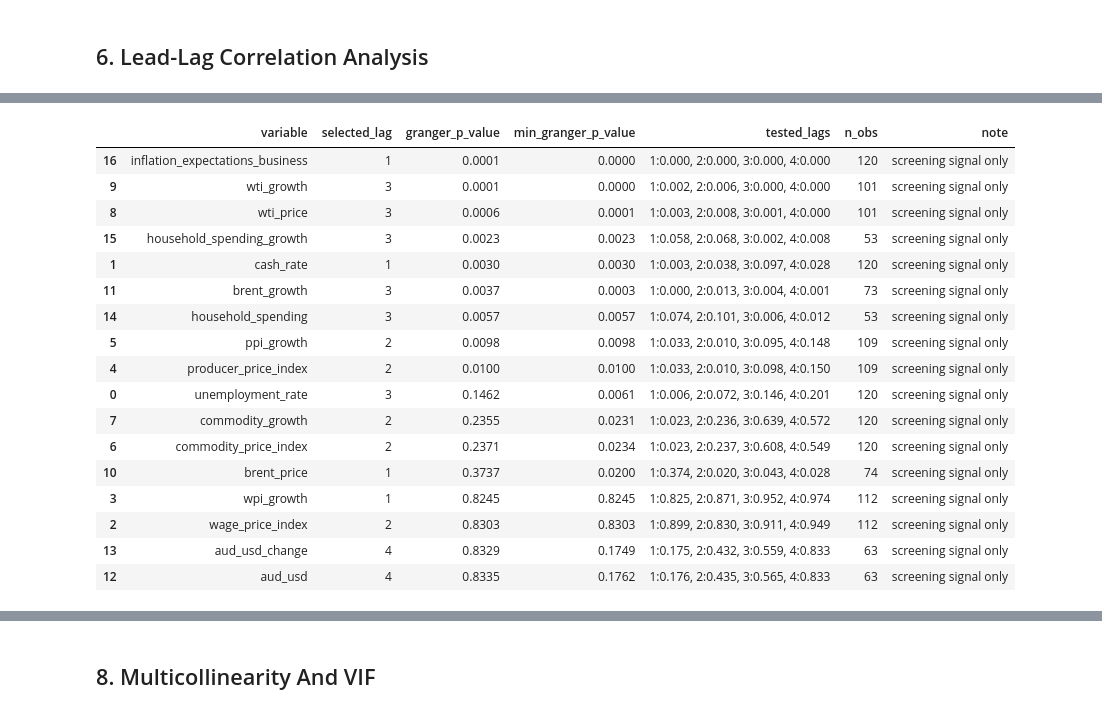
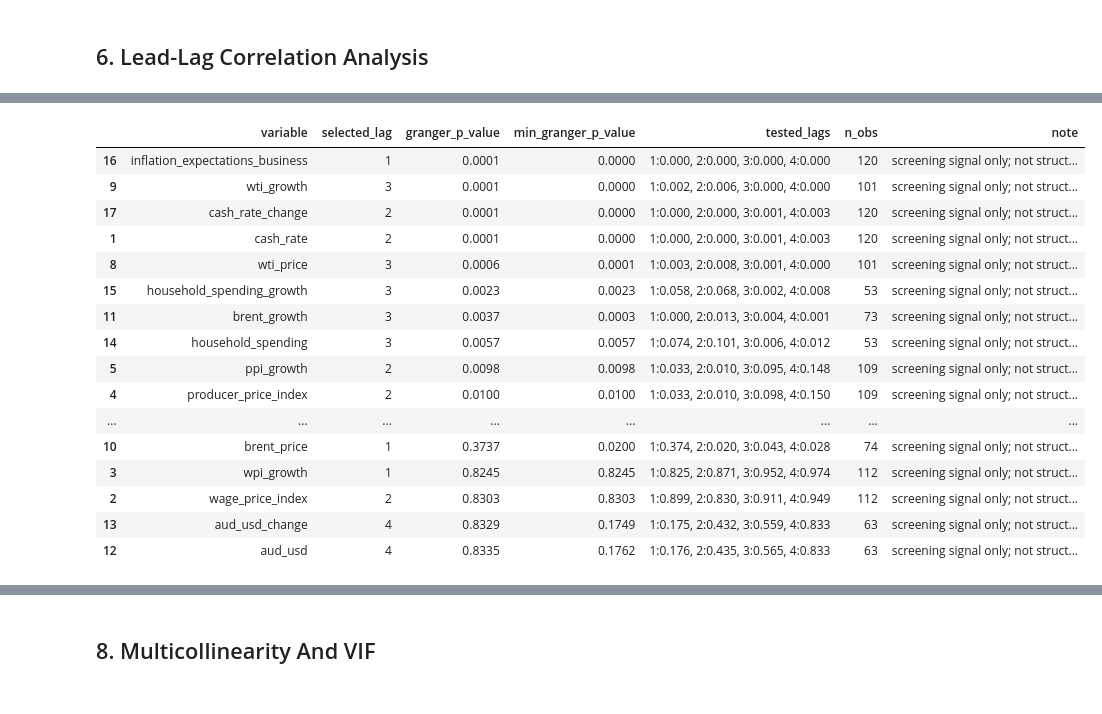
Before and after one commit to JuanVu1810/Australian-CPI-Forecast, a Jupyter notebook: notebooks/EDA.ipynb, the cells around one changed output, grey strips where cells are left out. Saved outputs shown, nothing was run; the diff lists cells and outputs as text; code cells hidden in the pictures.

```diff
--- a/notebooks/EDA.ipynb
+++ b/notebooks/EDA.ipynb
@@ -327,8 +440,10 @@ def is_growth_or_change_column(column: str) -> bool:
     return column in {'cpi_qoq', 'cpi_yoy'} or column.endswith('_growth') or column.endswith('_change')
 
 
+RATE_LEVEL_COLUMNS = {'cash_rate', 'unemployment_rate', 'inflation_expectations_business'}
+
 def should_use_log_diff(column: str, series: pd.Series) -> bool:
-    return not is_growth_or_change_column(column) and len(series) > 0 and float((series > 0).mean()) >= 0.80
+    return column not in RATE_LEVEL_COLUMNS and not is_growth_or_change_column(column) and len(series) > 0 and float((series > 0).mean()) >= 0.80
 
 
 def stationarity_variants(column: str, series: pd.Series) -> dict[str, pd.Series]:
@@ -366,6 +481,19 @@ for column in STATIONARITY_COLS:
 
 stationarity = pd.DataFrame(stationarity_rows)
 stationarity['integration_order'] = stationarity.apply(integration_order_from_tests, axis=1)
+stationarity['interpretation_note'] = np.select(
+    [
+        stationarity['variable'].isin(RATE_LEVEL_COLUMNS),
+        stationarity['integration_order'].eq('I(2)'),
+        stationarity['variable'].str.endswith('_change'),
+    ],
+    [
+        'rate level: prefer percentage-point changes for SARIMAX screening',
+        'I(2) diagnostic: verify cautiously before using second differences',
+        'rate/growth change feature: already an economically interpretable transform',
+    ],
+    default='',
+)
 display(stationarity.round(4))
 # %% [output]
 |  | variable | n_obs | level_adf_p | level_kpss_p | diff1_adf_p | diff1_kpss_p | diff2_adf_p | diff2_kpss_p | ... |
@@ -459,48 +588,64 @@ plt.show()
 # %%
 best_lag_lookup = dict(zip(best_predictive_ccf['variable'], best_predictive_ccf['lag_quarters']))
 
 def granger_screen(variable: str) -> dict[str, object]:
     x = stationary_series(variable).rename(variable)
     data = pd.concat([target_stationary.rename(TARGET), x], axis=1).dropna()
     max_lag = min(MAX_LAG, max(1, len(data) // 10))
     selected_lag = int(best_lag_lookup.get(variable, 1))
     selected_lag = min(max(selected_lag, 1), max_lag)
+    base_record = {
+        'variable': variable,
+        'selected_lag': selected_lag,
+        'granger_p_value': np.nan,
+        'min_granger_p_value': np.nan,
+        'tested_lags': '',
+        'n_obs': len(data),
+        'note': 'insufficient stationary observations',
+        'p_values_by_lag': {},
+    }
     if len(data) < 24 or data[variable].nunique() < 3:
-        return {'variable': variable, 'selected_lag': selected_lag, 'granger_p_value': np.nan, 'tested_lags': '', 'n_obs': len(data), 'note': 'insufficient stationary observations'}
+        return base_record
     try:
         result = grangercausalitytests(data[[TARGET, variable]], maxlag=max_lag, verbose=False)
         p_values = {lag: float(result[lag][0]['ssr_ftest'][1]) for lag in range(1, max_lag + 1)}
-        return {
-            'variable': variable,
-            'selected_lag': selected_lag,
+        base_record.update({
             'granger_p_value': p_values.get(selected_lag, np.nan),
             'min_granger_p_value': min(p_values.values()) if p_values else np.nan,
             'tested_lags': ', '.join(f'{lag}:{p_value:.3f}' for lag, p_value in p_values.items()),
-            'n_obs': len(data),
-            'note': 'screening signal only',
-        }
+            'note': 'screening signal only; not structural causality',
+            'p_values_by_lag': p_values,
+        })
+        return base_record
     except Exception as exc:
-        return {'variable': variable, 'selected_lag': selected_lag, 'granger_p_value': np.nan, 'min_granger_p_value': np.nan, 'tested_lags': '', 'n_obs': len(data), 'note': f'granger failed: {type(exc).__name__}'}
+        base_record['note'] = f'granger failed: {type(exc).__name__}'
+        return base_record
 
 
-granger = pd.DataFrame([granger_screen(column) for column in EXTERNAL_BASE_COLS])
+granger_records = [granger_screen(column) for column in EXTERNAL_BASE_COLS]
+granger = pd.DataFrame([{key: value for key, value in record.items() if key != 'p_values_by_lag'} for record in granger_records])
+granger_lag_results = pd.DataFrame([
+    {'variable': record['variable'], 'lag_quarters': lag, 'granger_p_value': p_value, 'n_obs': record['n_obs']}
+    for record in granger_records
+    for lag, p_value in record.get('p_values_by_lag', {}).items()
+])
 display(granger.sort_values('granger_p_value', na_position='last').round(4))
+display(granger_lag_results.sort_values(['variable', 'lag_quarters']).round(4))
 # %% [output]
 |  | variable | selected_lag | granger_p_value | min_granger_p_value | tested_lags | n_obs | note |
-| 16 | inflation_expectations_business | 1 | 0.0001 | 0.0000 | 1:0.000, 2:0.000, 3:0.000, 4:0.000 | 120 | screening signal only |
-| 9 | wti_growth | 3 | 0.0001 | 0.0000 | 1:0.002, 2:0.006, 3:0.000, 4:0.000 | 101 | screening signal only |
-| 8 | wti_price | 3 | 0.0006 | 0.0001 | 1:0.003, 2:0.008, 3:0.001, 4:0.000 | 101 | screening signal only |
-| 15 | household_spending_growth | 3 | 0.0023 | 0.0023 | 1:0.058, 2:0.068, 3:0.002, 4:0.008 | 53 | screening signal only |
-| 1 | cash_rate | 1 | 0.0030 | 0.0030 | 1:0.003, 2:0.038, 3:0.097, 4:0.028 | 120 | screening signal only |
-| 11 | brent_growth | 3 | 0.0037 | 0.0003 | 1:0.000, 2:0.013, 3:0.004, 4:0.001 | 73 | screening signal only |
-| 14 | household_spending | 3 | 0.0057 | 0.0057 | 1:0.074, 2:0.101, 3:0.006, 4:0.012 | 53 | screening signal only |
-| 5 | ppi_growth | 2 | 0.0098 | 0.0098 | 1:0.033, 2:0.010, 3:0.095, 4:0.148 | 109 | screening signal only |
-| 4 | producer_price_index | 2 | 0.0100 | 0.0100 | 1:0.033, 2:0.010, 3:0.098, 4:0.150 | 109 | screening signal only |
-| 0 | unemployment_rate | 3 | 0.1462 | 0.0061 | 1:0.006, 2:0.072, 3:0.146, 4:0.201 | 120 | screening signal only |
-| 7 | commodity_growth | 2 | 0.2355 | 0.0231 | 1:0.023, 2:0.236, 3:0.639, 4:0.572 | 120 | screening signal only |
-| 6 | commodity_price_index | 2 | 0.2371 | 0.0234 | 1:0.023, 2:0.237, 3:0.608, 4:0.549 | 120 | screening signal only |
-| 10 | brent_price | 1 | 0.3737 | 0.0200 | 1:0.374, 2:0.020, 3:0.043, 4:0.028 | 74 | screening signal only |
-| 3 | wpi_growth | 1 | 0.8245 | 0.8245 | 1:0.825, 2:0.871, 3:0.952, 4:0.974 | 112 | screening signal only |
-| 2 | wage_price_index | 2 | 0.8303 | 0.8303 | 1:0.899, 2:0.830, 3:0.911, 4:0.949 | 112 | screening signal only |
-| 13 | aud_usd_change | 4 | 0.8329 | 0.1749 | 1:0.175, 2:0.432, 3:0.559, 4:0.833 | 63 | screening signal only |
-| 12 | aud_usd | 4 | 0.8335 | 0.1762 | 1:0.176, 2:0.435, 3:0.565, 4:0.833 | 63 | screening signal only |
+| 16 | inflation_expectations_business | 1 | 0.0001 | 0.0000 | 1:0.000, 2:0.000, 3:0.000, 4:0.000 | 120 | screening signal only; not struct... |
+| 9 | wti_growth | 3 | 0.0001 | 0.0000 | 1:0.002, 2:0.006, 3:0.000, 4:0.000 | 101 | screening signal only; not struct... |
+| 17 | cash_rate_change | 2 | 0.0001 | 0.0000 | 1:0.000, 2:0.000, 3:0.001, 4:0.003 | 120 | screening signal only; not struct... |
+| 1 | cash_rate | 2 | 0.0001 | 0.0000 | 1:0.000, 2:0.000, 3:0.001, 4:0.003 | 120 | screening signal only; not struct... |
+| 8 | wti_price | 3 | 0.0006 | 0.0001 | 1:0.003, 2:0.008, 3:0.001, 4:0.000 | 101 | screening signal only; not struct... |
+| 15 | household_spending_growth | 3 | 0.0023 | 0.0023 | 1:0.058, 2:0.068, 3:0.002, 4:0.008 | 53 | screening signal only; not struct... |
+| 11 | brent_growth | 3 | 0.0037 | 0.0003 | 1:0.000, 2:0.013, 3:0.004, 4:0.001 | 73 | screening signal only; not struct... |
+| 14 | household_spending | 3 | 0.0057 | 0.0057 | 1:0.074, 2:0.101, 3:0.006, 4:0.012 | 53 | screening signal only; not struct... |
+| 5 | ppi_growth | 2 | 0.0098 | 0.0098 | 1:0.033, 2:0.010, 3:0.095, 4:0.148 | 109 | screening signal only; not struct... |
+| 4 | producer_price_index | 2 | 0.0100 | 0.0100 | 1:0.033, 2:0.010, 3:0.098, 4:0.150 | 109 | screening signal only; not struct... |
+| ... | ... | ... | ... | ... | ... | ... | ... |
+| 10 | brent_price | 1 | 0.3737 | 0.0200 | 1:0.374, 2:0.020, 3:0.043, 4:0.028 | 74 | screening signal only; not struct... |
+| 3 | wpi_growth | 1 | 0.8245 | 0.8245 | 1:0.825, 2:0.871, 3:0.952, 4:0.974 | 112 | screening signal only; not struct... |
+| 2 | wage_price_index | 2 | 0.8303 | 0.8303 | 1:0.899, 2:0.830, 3:0.911, 4:0.949 | 112 | screening signal only; not struct... |
+| 13 | aud_usd_change | 4 | 0.8329 | 0.1749 | 1:0.175, 2:0.432, 3:0.559, 4:0.833 | 63 | screening signal only; not struct... |
+| 12 | aud_usd | 4 | 0.8335 | 0.1762 | 1:0.176, 2:0.435, 3:0.565, 4:0.833 | 63 | screening signal only; not struct... |
```
Also changed, not shown: parts of 27 cells of this notebook, 8 other files.
